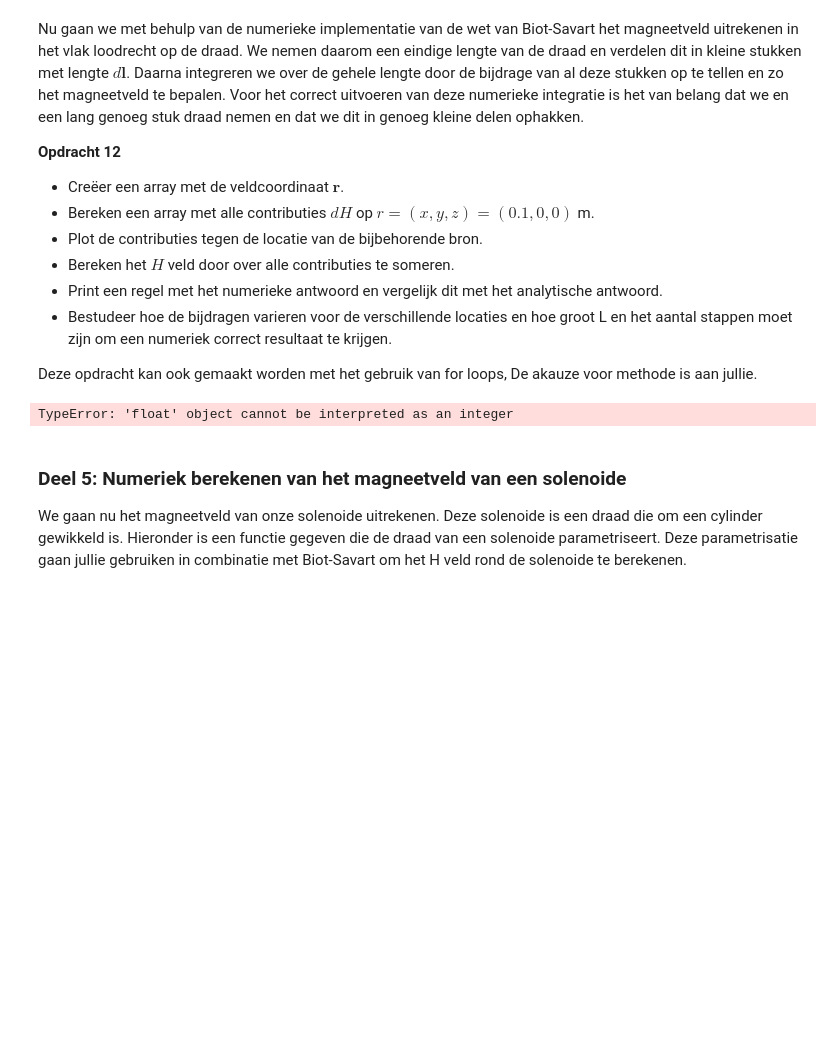
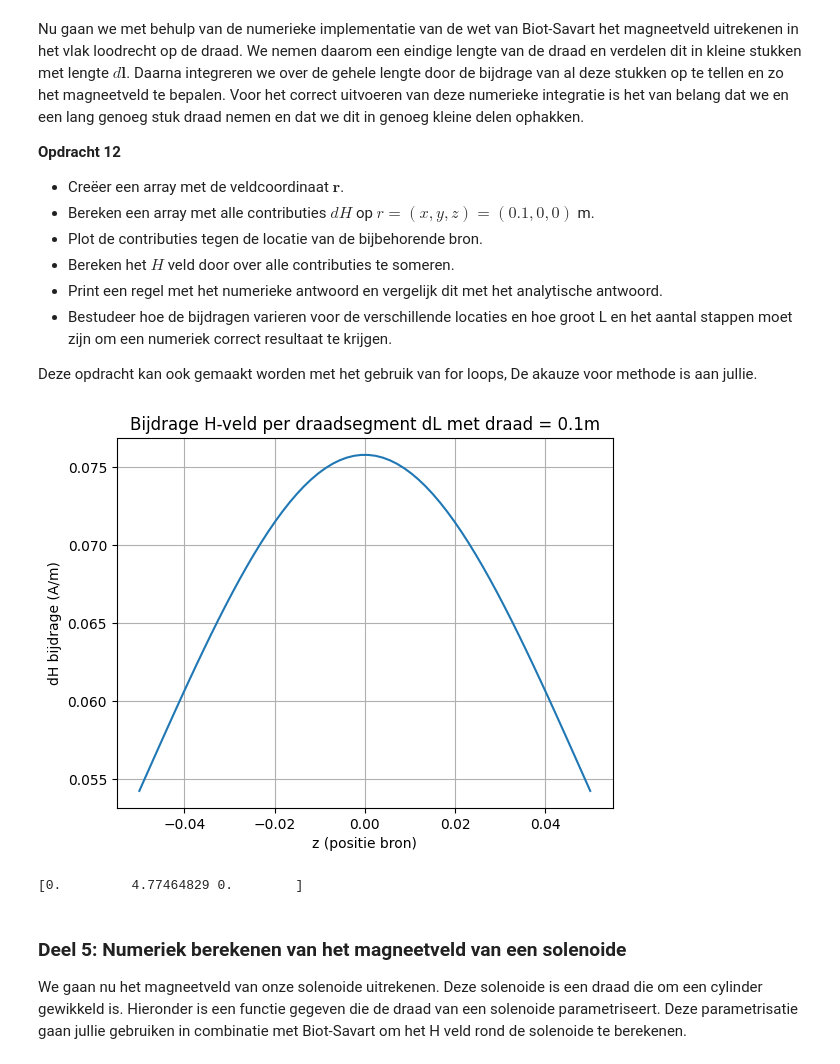
Before and after one commit to owenvanderwal/opdrachten-DEF-D, a Jupyter notebook: DigitaleOntwerpopdrachten/1CondensatorOpdracht/KrachtactuatorOpdracht.ipynb, the cells around one changed output. Saved outputs shown, nothing was run; the diff lists cells and outputs as text; code cells hidden in the pictures; blank space fills up the shorter version.

```diff
--- a/DigitaleOntwerpopdrachten/1CondensatorOpdracht/KrachtactuatorOpdracht.ipynb
+++ b/DigitaleOntwerpopdrachten/1CondensatorOpdracht/KrachtactuatorOpdracht.ipynb
@@ -385,6 +327,7 @@ Deze opdracht kan ook gemaakt worden met het gebruik van for loops, De akauze vo
 ###
 ###Jullie code hier###
 ###
+N = 64 # aantal segmentjes waarin het draad denkbeeldig door verdeeld wordt
 z = np.linspace(-0.05, 0.05, N)
 dz = z[1] - z[0]
 dl = np.array([0, 0, dz])
@@ -396,36 +339,36 @@ for zi in z:
     dH = field_current_element(r_field, r_source, dl)
     dH_list.append(dH)
 
 dH_array = np.array(dH_list)
 
 plt.figure()
 plt.plot(z, dH_array[:, 1])
 plt.xlabel("z (positie bron)")
 plt.ylabel("dH bijdrage (A/m)")
-plt.title("Bijdrage H-veld per draadsegment dL met draad = 2m")
+plt.title("Bijdrage H-veld per draadsegment dL met draad = 0.1m")
 plt.grid()
 plt.show()
 
 I = 6 # Ampère
 L = 0.1 # 10cm draadlengte
-N = 64 # aantal segmentjes waarin het draad denkbeeldig door verdeeld wordt
 z = 0.0
 
 r_source = np.array([0.0, 0.0, z])
 r_field = np.array([0.1, 0.0, 0.0])
 
 dz = L/N
 dl = np.array([0.0, 0.0, dz])
 
 total_dH = np.empty((64, 3))
 for i in range(64):
     total_dH[i] = field_current_element(r_field, r_source, dl)
     z += dz
 
 H_total = np.sum(total_dH, axis = 0)
 print(H_total)
 # %% [output]
+[figure, added]
-TypeError: 'float' object cannot be interpreted as an integer
+[0.         4.77464829 0.        ]
 # %% [markdown]
 ### Deel 5: Numeriek berekenen van het magneetveld van een solenoide
 
```
Also changed, not shown: parts of 1 cell of this notebook.
